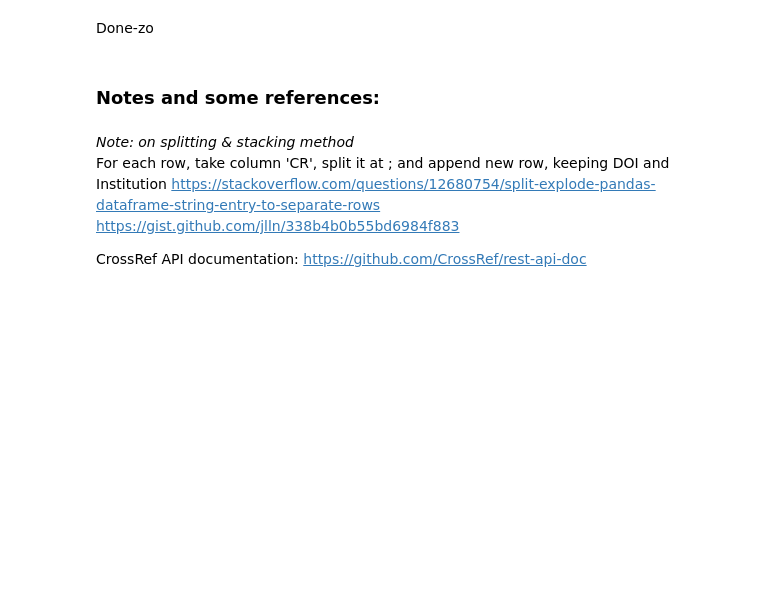
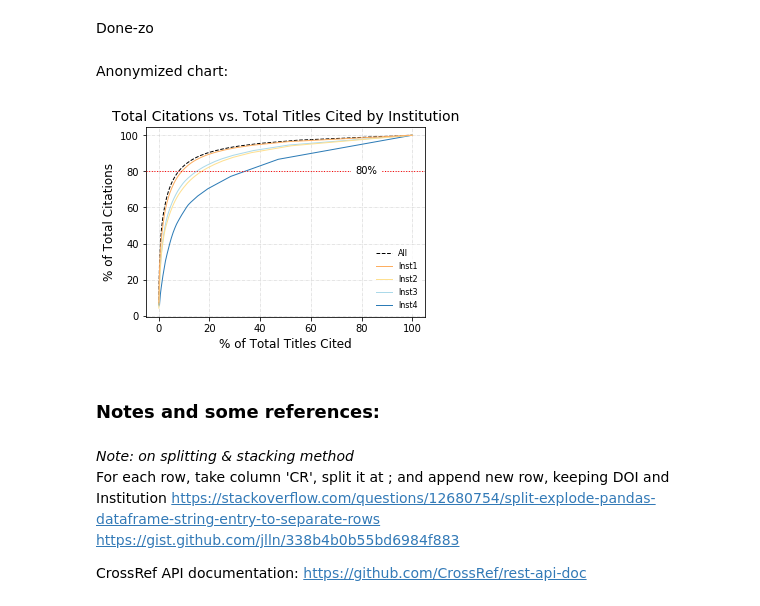
Before and after one commit to samteplitzky/Earth-Science-Citation-Replication-Project, a Jupyter notebook: Citation_Data_Analysis_All_Institutions.ipynb, the cells around one changed output. Cells and saved outputs as stored; diff of their text form; code cells hidden in the pictures; blank space fills up the shorter version.

Commit message:
updated figs w/ helv, anonymized

```diff
--- a/Citation_Data_Analysis_All_Institutions.ipynb
+++ b/Citation_Data_Analysis_All_Institutions.ipynb
@@ -762,6 +769,35 @@ plt.show()
 fig3.savefig('8020AllFig.png', dpi=300)
 # %% [markdown]
 Done-zo
+# %% [markdown]
+Anonymized chart:
+# %%
+fig3 = plt.figure(figsize=(5,3.5))
+ax = fig3.add_subplot()
+
+# figure formatting
+plt.grid(color='#CCCCCC', linestyle='-.', linewidth=.5, zorder=0)
+plt.title('Total Citations vs. Total Titles Cited by Institution', fontsize=14, fontname="Helvetica")
+plt.ylabel('% of Total Citations', fontsize=12, fontname="Helvetica")
+plt.xlabel('% of Total Titles Cited', fontsize=12, fontname="Helvetica")
+plt.xticks(fontsize=10)
+plt.yticks(fontsize=10)
+ax.set_facecolor('#ffffff')
+
+# plot the data
+plt.plot('titlepct', 'citationpct', data=citedRefsMeta_count, linewidth=1, color='#000000', ls='--', label = 'All', zorder=1)
+plt.plot('titlepct', 'citationpct', data=cub_count, linewidth=1, color='#fdae61', label = 'Inst1', zorder=5)
+plt.plot('titlepct', 'citationpct', data=ucb_count, linewidth=1, color='#fee090', label = 'Inst2', zorder=4)
+plt.plot('titlepct', 'citationpct', data=ucla_count, linewidth=1, color='#abd9e9', label = 'Inst3', zorder=3)
+plt.plot('titlepct', 'citationpct', data=uh_count, linewidth=1, color='#2c7bb6', label = 'Inst4', zorder=2)
+
+# annotation
+plt.axhline(y=80, color='r', linestyle=':', linewidth=1, zorder=6)
+plt.text(77.5,79,'80%', fontsize=10, fontname="Helvetica", bbox=dict(facecolor='#ffffff', edgecolor='#ffffff'), zorder=7)
+plt.legend(facecolor='#ffffff', edgecolor='#ffffff', fontsize=8)
+plt.show()
+# %% [output]
+[figure, added]
 # %% [markdown]
 ### Notes and some references:
 # %% [markdown]
```
Also changed, not shown: parts of 11 cells of this notebook.
